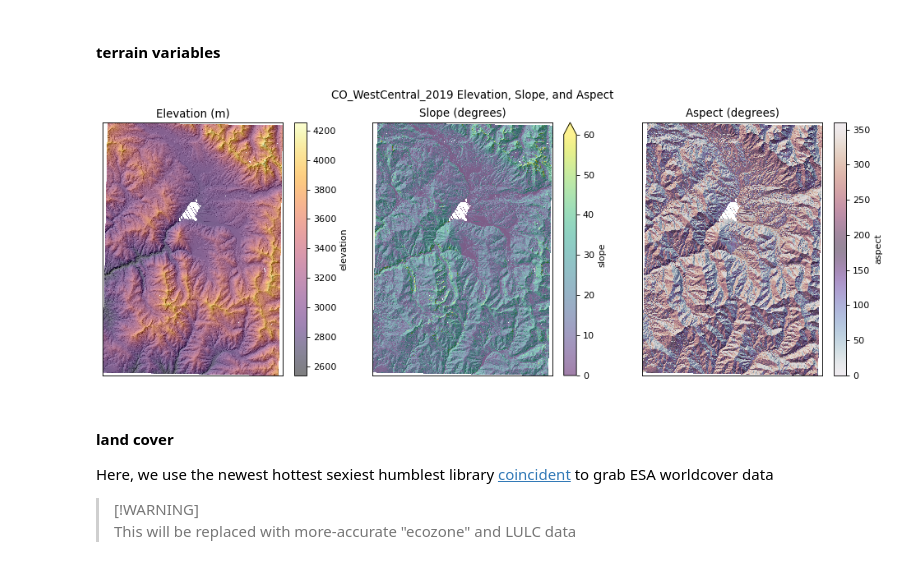
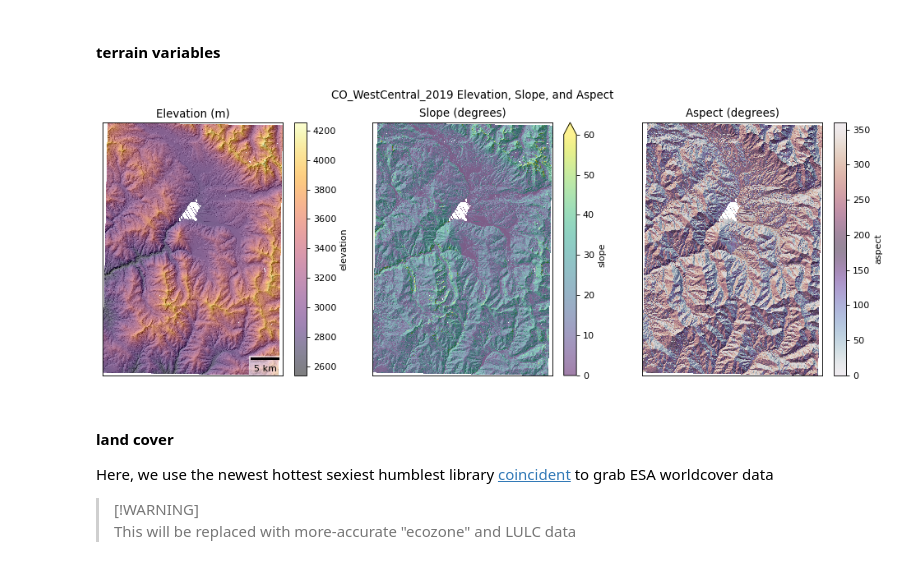
Before and after one commit to UW-GDA/ATL06_LaserLottery, a Jupyter notebook: notebooks/00_dataset_intro.ipynb, the cells around one changed output. Drawn from its saved outputs; the diff is of its cells as text; code cells hidden in the pictures.

Commit message:
add scalebar and state map to nb 00

```diff
--- a/notebooks/00_dataset_intro.ipynb
+++ b/notebooks/00_dataset_intro.ipynb
@@ -86,34 +94,37 @@ f, axs = plt.subplots(1,3, figsize=(15,5),
 
 # elevation
 # ---------------
 ax=axs[0]
 ds_3dep.hillshade.plot.imshow(cmap='gray', alpha=1, ax=ax, add_colorbar=False)
 ds_3dep.elevation.squeeze().plot.imshow(cmap='inferno', alpha=0.5, ax=ax)
 ax.set_title("Elevation (m)")
+scalebar = ScaleBar(dx=1.0, units='m', location='lower right',
+                    box_alpha=0.5, box_color='white')
+ax.add_artist(scalebar)
 
 # slope
 # ---------------
 ax=axs[1]
 ds_3dep.hillshade.plot.imshow(cmap='gray', alpha=1, ax=ax, add_colorbar=False)
 ds_3dep.slope.plot.imshow(cmap='viridis', alpha=0.5, ax=ax, vmax=60)
 ax.set_title("Slope (degrees)")
 
 # aspect
 # ---------------
 ax=axs[2]
 ds_3dep.hillshade.plot.imshow(cmap='gray', alpha=1, ax=ax, add_colorbar=False)
 ds_3dep.aspect.plot.imshow(cmap='twilight', alpha=0.5, ax=ax)
 ax.set_title("Aspect (degrees)")
 
 for ax in axs:
     ax.set_xticks([])
     ax.set_yticks([])
     ax.set_xlabel("")
     ax.set_ylabel("")
 
 plt.suptitle("CO_WestCentral_2019 Elevation, Slope, and Aspect");
 # %% [output]
-[figure, old version]
+[figure, new version]
 # %% [markdown]
 #### land cover
 
```
Also changed, not shown: parts of 2 cells of this notebook.
